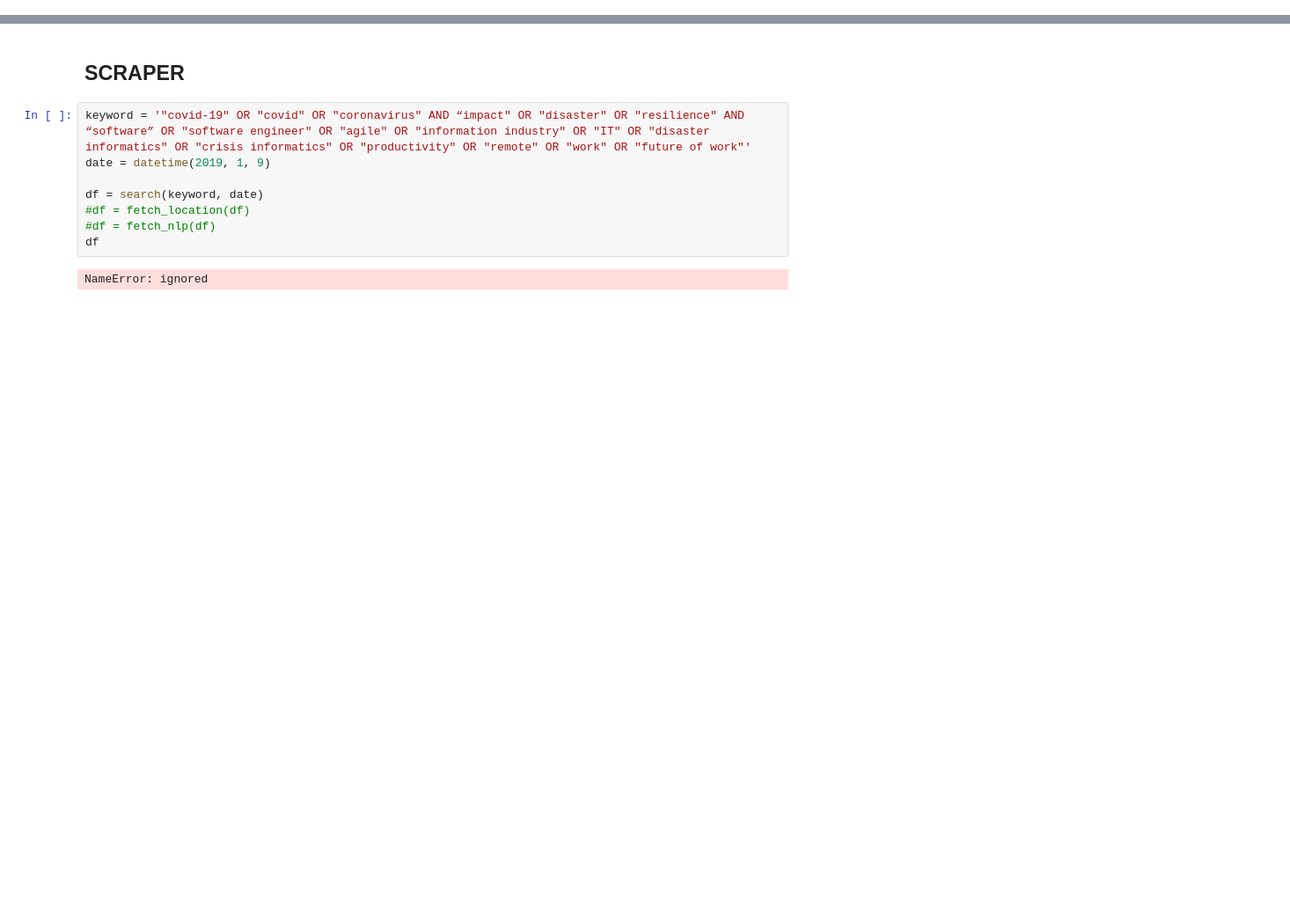
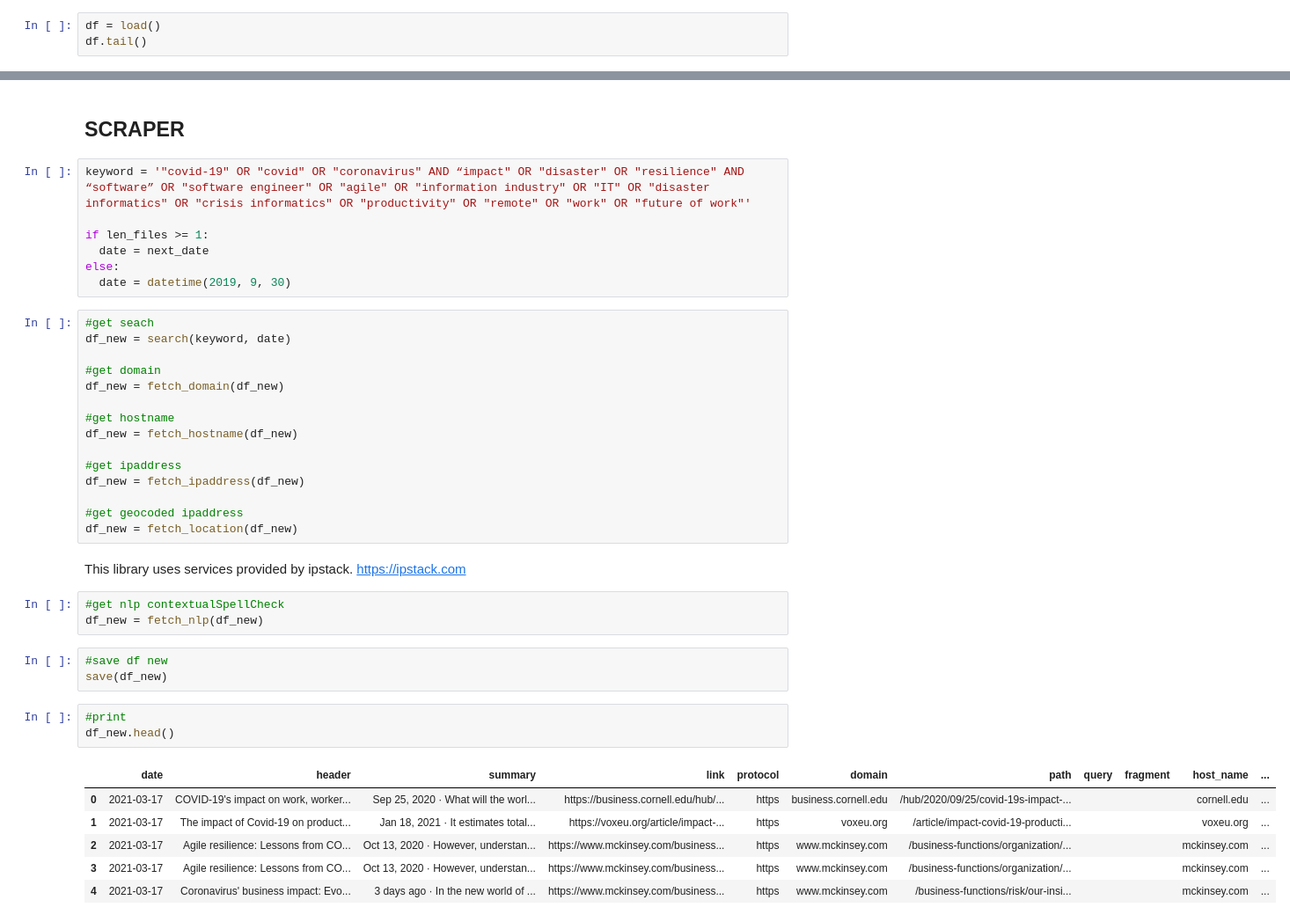
Before and after one commit to centeno/covid-impact-se, a Jupyter notebook: step01_collection_data.ipynb, the cells around one changed output, grey strips where cells are left out. Shown at 88% size. Cells and saved outputs as stored; diff of their text form; blank space fills up the shorter version.

```diff
--- a/step01_collection_data.ipynb
+++ b/step01_collection_data.ipynb
@@ -137,0 +213,3 @@ def load():
+# %%
+df = load()
+df.tail()
@@ -139,13 +251,43 @@ def load():
 ## SCRAPER
 # %%
 keyword = '"covid-19" OR "covid" OR "coronavirus" AND “impact" OR "disaster" OR "resilience" AND “software” OR "software engineer" OR "agile" OR "information industry" OR "IT" OR "disaster informatics" OR "crisis informatics" OR "productivity" OR "remote" OR "work" OR "future of work"'
-date = datetime(2019, 1, 9)
 
-df = search(keyword, date)
-#df = fetch_location(df)
-#df = fetch_nlp(df)
-df
+if len_files >= 1:
+  date = next_date
+else:
+  date = datetime(2019, 9, 30)
-# %% [output]
-NameError: ignored
+# %%
+#get seach
+df_new = search(keyword, date)
+
+#get domain
+df_new = fetch_domain(df_new)
+
+#get hostname
+df_new = fetch_hostname(df_new)
+
+#get ipaddress
+df_new = fetch_ipaddress(df_new)
+
+#get geocoded ipaddress
+df_new = fetch_location(df_new)
+# %% [output]
+This library uses services provided by ipstack. https://ipstack.com
+# %%
+#get nlp contextualSpellCheck
+df_new = fetch_nlp(df_new)
+# %%
+#save df new
+save(df_new)
+# %%
+#print
+df_new.head()
+# %% [output]
+|  | date | header | summary | link | protocol | domain | path | query | fragment | host_name | ... |
+| 0 | 2021-03-17 | COVID-19's impact on work, worker... | Sep 25, 2020 · What will the worl... | https://business.cornell.edu/hub/... | https | business.cornell.edu | /hub/2020/09/25/covid-19s-impact-... |  |  | cornell.edu | ... |
+| 1 | 2021-03-17 | The impact of Covid-19 on product... | Jan 18, 2021 · It estimates total... | https://voxeu.org/article/impact-... | https | voxeu.org | /article/impact-covid-19-producti... |  |  | voxeu.org | ... |
+| 2 | 2021-03-17 | Agile resilience: Lessons from CO... | Oct 13, 2020 · However, understan... | https://www.mckinsey.com/business... | https | www.mckinsey.com | /business-functions/organization/... |  |  | mckinsey.com | ... |
+| 3 | 2021-03-17 | Agile resilience: Lessons from CO... | Oct 13, 2020 · However, understan... | https://www.mckinsey.com/business... | https | www.mckinsey.com | /business-functions/organization/... |  |  | mckinsey.com | ... |
+| 4 | 2021-03-17 | Coronavirus' business impact: Evo... | 3 days ago · In the new world of ... | https://www.mckinsey.com/business... | https | www.mckinsey.com | /business-functions/risk/our-insi... |  |  | mckinsey.com | ... |
 # %%
 df = load()
```
Also changed, not shown: parts of 14 cells of this notebook.
